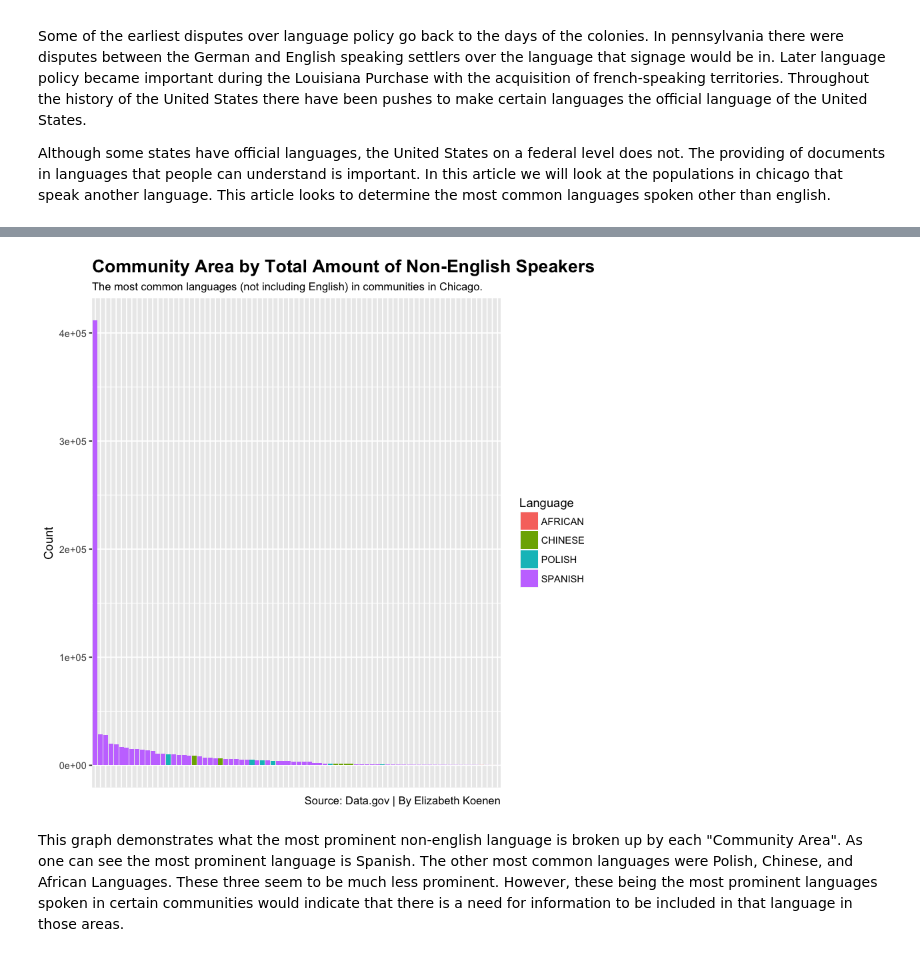
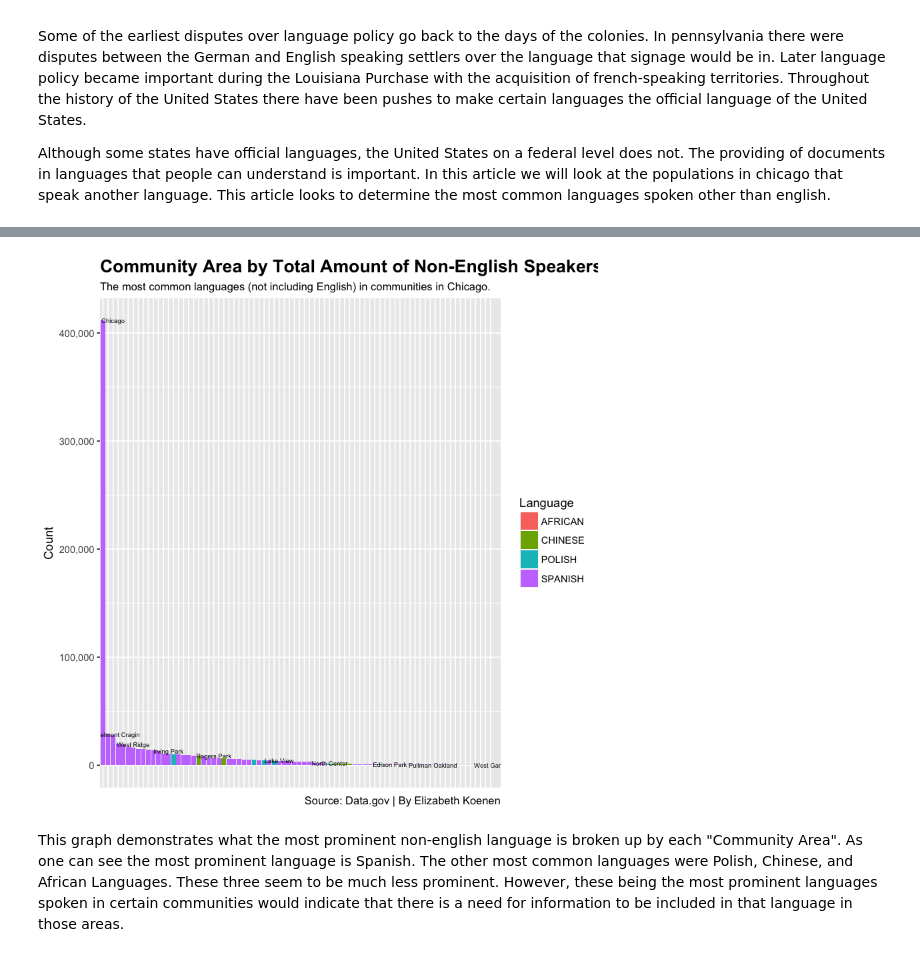
Before and after one commit to elizabethkoenen/JOUR-407, a Jupyter notebook: DataVizMid-TermProject.ipynb, the cells around one changed output, grey strips where cells are left out. Saved outputs shown, nothing was run; the diff lists cells and outputs as text; code cells hidden in the pictures.

```diff
--- a/DataVizMid-TermProject.ipynb
+++ b/DataVizMid-TermProject.ipynb
@@ -16,7 +16,7 @@ library(lubridate)
 library(scales)
 library(reshape2)
 library(stringr)
-info <- read.csv("/Users/elizabethkoenen/Downloads/Census_Data_-_Languages_spoken_in_Chicago__2008___2012.csv")
+info <- read.csv("Census_Data_-_Languages_spoken_in_Chicago__2008___2012.csv")
 # %%
 info2 <-info %>% mutate(
     Total = AFRICAN.LANGUAGES+ARABIC+ARMENIAN+CAMBODIAN..MON.KHMER.+CHINESE+CREOLE+FRENCH+GERMAN+GREEK+GUJARATI+HEBREW+HINDI+HMONG+HUNGARIAN+ITALIAN+JAPANESE+KOREAN+LAOTIAN+NAVAJO+OTHER.ASIAN+OTHER.INDIC+OTHER.INDO.EURPOEAN+OTHER.NATIVE.NORTH.AMERICAN+OTHER.PACIFIC.ISLAND+OTHER.SLAVIC+OTHER.WEST.GERMANIC+PERSIAN+POLISH+PORTUGUESE+RUSSIAN+SCANDINAVIAN+SERBO.CROATIAN+SPANISH+TAGALOG+THAI+UNSPECIFIED+URDU+VIETNAMESE+YIDDISH,
@@ -29,13 +39,16 @@ info2 <-info %>% mutate(
 # %%
 ggplot(info2, aes(reorder(Community.Area.Name, -Total), weight=Total, fill=Language)) +
-geom_bar()+
+geom_bar() +
 theme(axis.title.x=element_blank(),
         axis.text.x=element_blank(),
         axis.ticks.x=element_blank())+
 labs(x="Total People Not Speaking English in Community Area", y="Count", title="Community Area by Total Amount of Non-English Speakers", subtitle ="The most common languages (not including English) in communities in Chicago.", caption="Source: Data.gov | By Elizabeth Koenen")+
-theme(plot.title = element_text(size = 16, face = "bold"))
+theme(plot.title = element_text(size = 16, face = "bold")) +
+scale_y_continuous(name="Count", labels = comma) +
+geom_text(data=info2,
+    aes(Community.Area.Name, Total, label=Community.Area.Name), size=2, nudge_x=2, check_overlap = TRUE)
 # %% [output]
-[figure, old version]
+[figure, new version]
 # %% [markdown]
 This graph demonstrates what the most prominent non-english language is broken up by each "Community Area". As one can see the most prominent language is Spanish. The other most common languages were Polish, Chinese, and African Languages. These three seem to be much less prominent. However, these being the most prominent languages spoken in certain communities would indicate that there is a need for information to be included in that language in those areas.
 # %%
```
Also changed, not shown: parts of 3 cells of this notebook.
